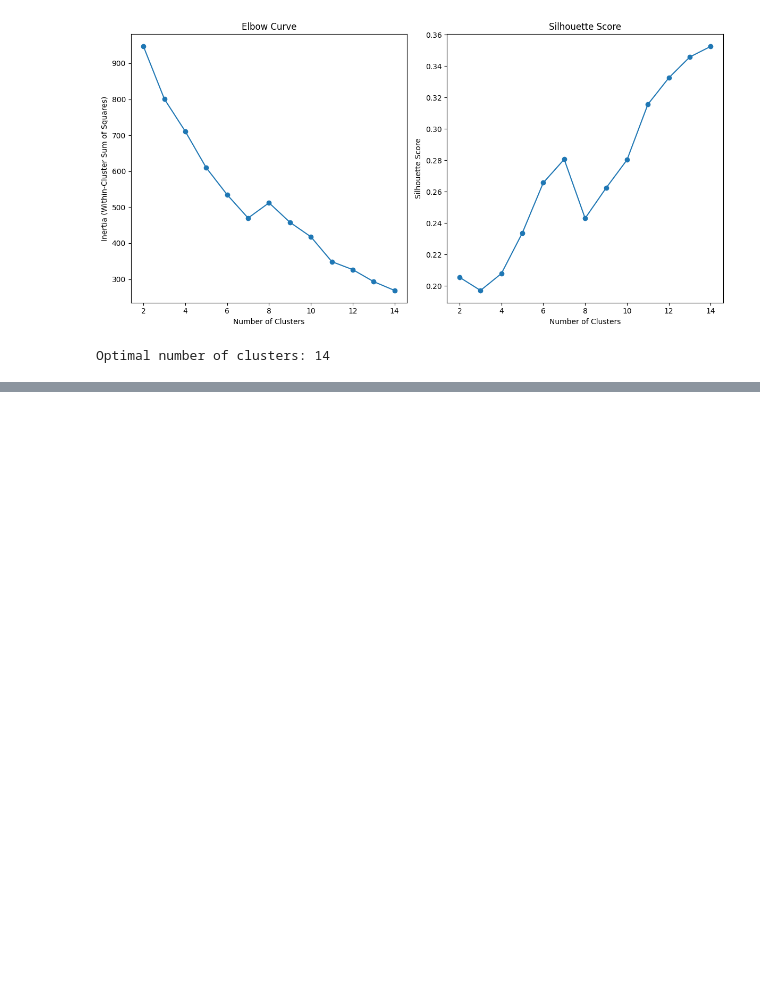
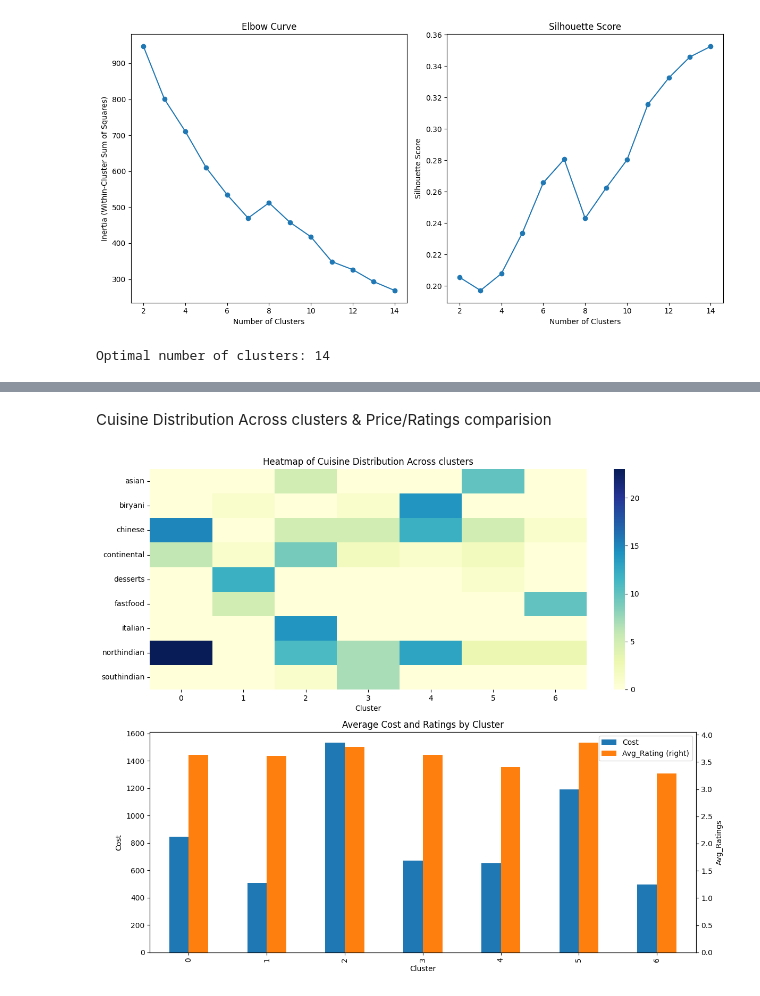
Before and after one commit to Nitin-Flavier13/Zomato_Insights, a Jupyter notebook: notebooks/Clustering_Analysis.ipynb, the cells around one changed output, grey strips where cells are left out. Cells and saved outputs as stored; diff of their text form; code cells hidden in the pictures; blank space fills up the shorter version.

```diff
--- a/notebooks/Clustering_Analysis.ipynb
+++ b/notebooks/Clustering_Analysis.ipynb
@@ -134,0 +138,9 @@ Optimal number of clusters: 14
+# %%
+# Fitting hierarchial clustering
+from sklearn.cluster import AgglomerativeClustering
+
+hc = AgglomerativeClustering(n_clusters=7,linkage='ward')
+features_df['Cluster'] = hc.fit_predict(X)
+# %%
+results_df = features_df[selected_features+['Cluster']]
+results_df.head()
@@ -134,0 +155,5 @@ Optimal number of clusters: 14
+# %%
+# lets observe the data for clusters
+results_df_grouped = results_df.groupby('Cluster').sum()
+results_df_grouped[['Cost','Avg_Rating']] = results_df[['Cost','Avg_Rating','Cluster']].groupby('Cluster').mean()
+results_df_grouped.head(10)
@@ -134,0 +170,20 @@ Optimal number of clusters: 14
+# %% [markdown]
+Cuisine Distribution Across clusters & Price/Ratings comparision
+# %%
+cuisine_data = results_df_grouped.drop(['Cost','Avg_Rating'],axis=1)
+cost_ratings = results_df_grouped[['Cost','Avg_Rating']]
+
+fig, ax = plt.subplots(2,1,figsize=(12,10))
+
+sns.heatmap(cuisine_data.T,ax=ax[0],cmap="YlGnBu")
+ax[0].set_title('Heatmap of Cuisine Distribution Across clusters')
+
+cost_ratings.plot(kind='bar',ax=ax[1],secondary_y='Avg_Rating')
+ax[1].set_title('Average Cost and Ratings by Cluster')
+ax[1].set_ylabel('Cost')
+ax[1].right_ax.set_ylabel('Avg_Ratings')
+
+plt.tight_layout()
+plt.show()
+# %% [output]
+[figure, added]
```
Also changed, not shown: parts of 9 cells of this notebook, 1 other file.
